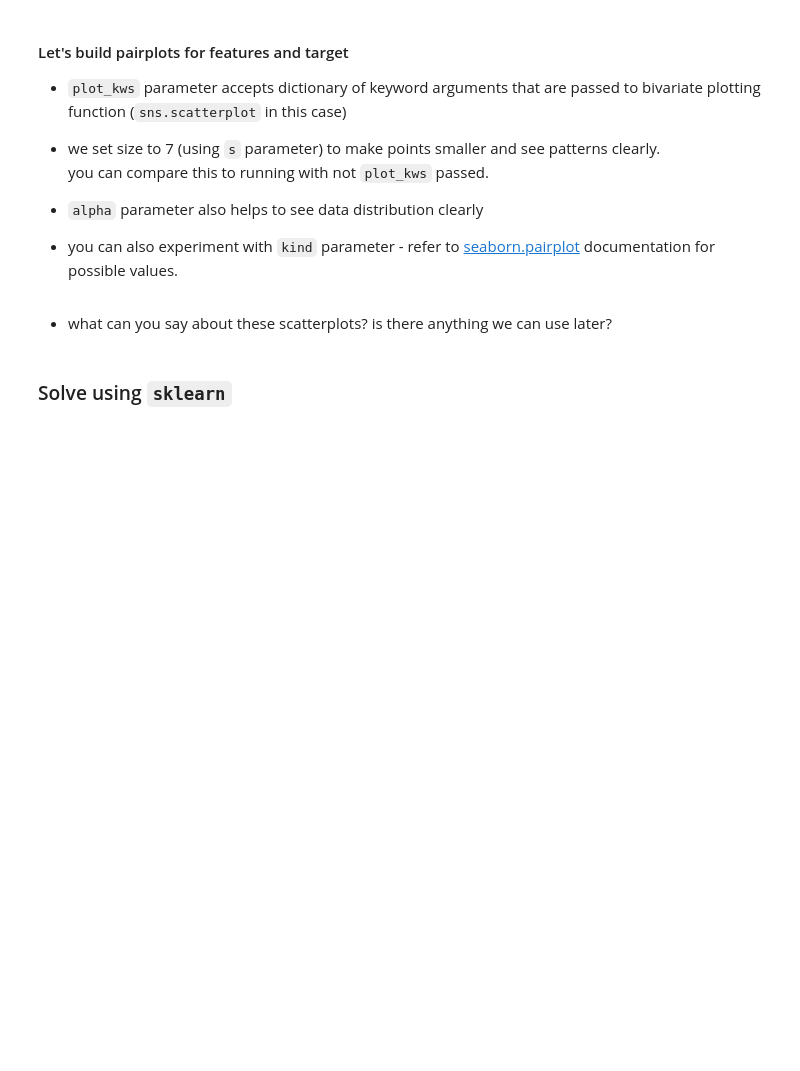
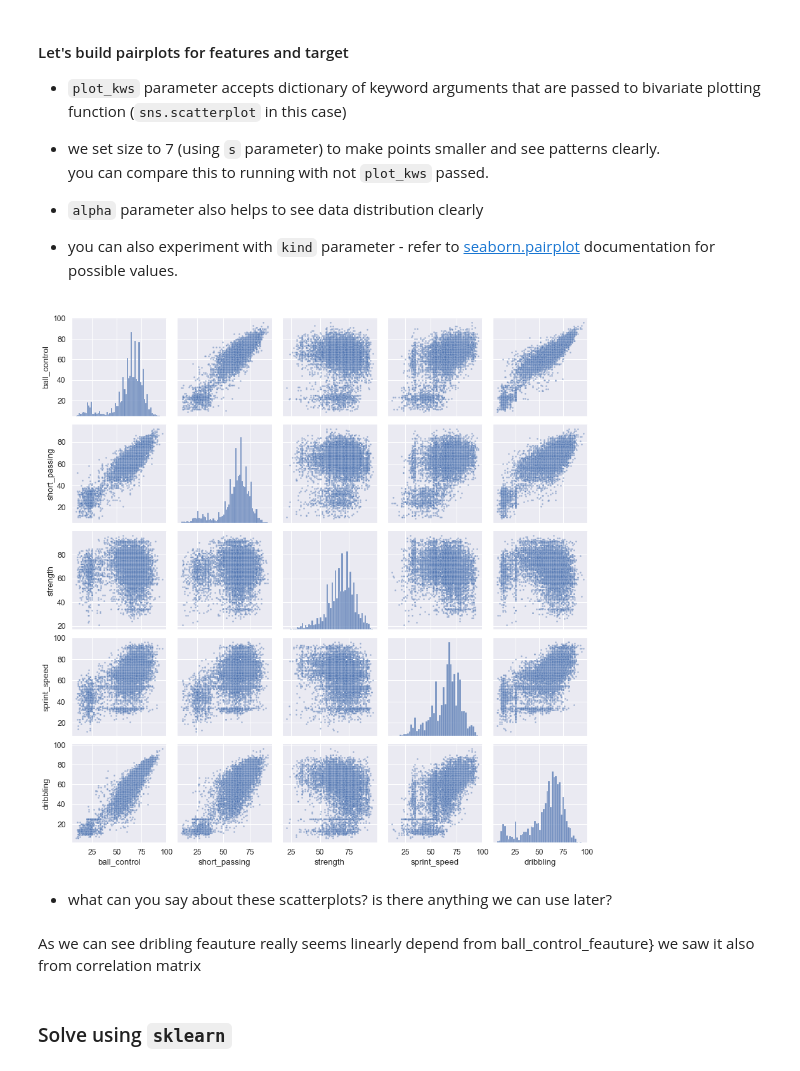
Before and after one commit to kremenevskiy/ml-intro, a Jupyter notebook: 3_linear_regression/linear_regression.ipynb, the cells around one changed output. Cells and saved outputs as stored; diff of their text form; code cells hidden in the pictures; blank space fills up the shorter version.

```diff
--- a/3_linear_regression/linear_regression.ipynb
+++ b/3_linear_regression/linear_regression.ipynb
@@ -799,9 +846,14 @@ You can refer to [seaborn.heatmap](https://seaborn.pydata.org/generated/seaborn.
   [seaborn.pairplot](https://seaborn.pydata.org/generated/seaborn.pairplot.html)
   documentation for possible values.
 # %%
-sns.pairplot(DF_TRAIN[cols], plot_kws={'s': 7, 'alpha': 0.5});
+sns.pairplot(DF_TRAIN[cols], kind='scatter', plot_kws={'s': 7, 'alpha': 0.5});
+# %% [output]
+[figure, added]
 # %% [markdown]
 * what can you say about these scatterplots? is there anything we can use later?
+# %% [markdown]
+As we can see dribling feauture really seems linearly depend from ball_control_feauture}
+we saw it also from correlation matrix
 # %% [markdown]
  ### Solve using `sklearn`
 # %%
```
Also changed, not shown: parts of 53 cells of this notebook.
